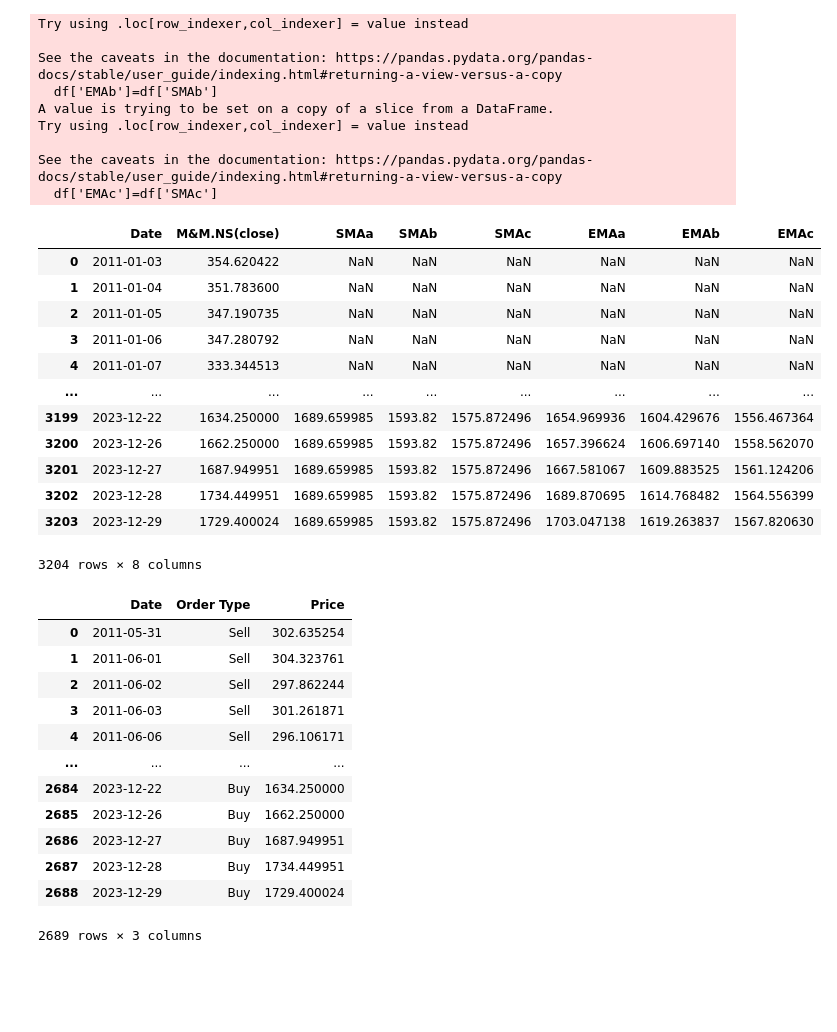
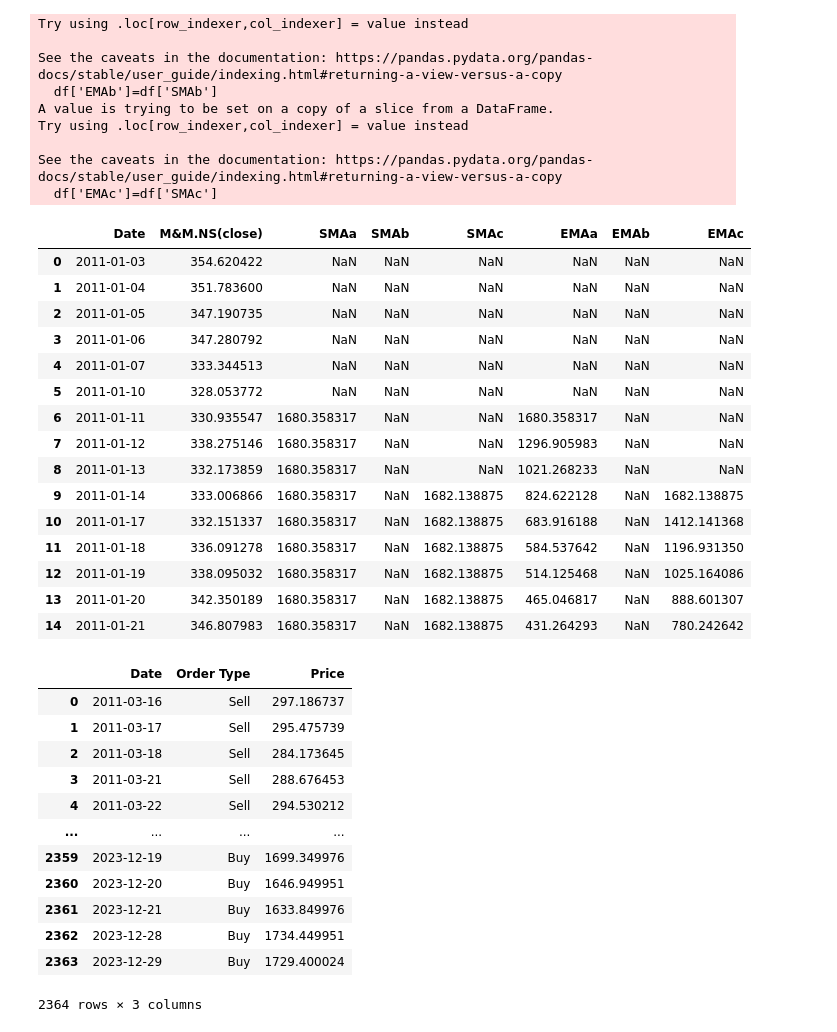
Before and after one commit to vedant2423/data-analysis-with-technical-indicators, a Jupyter notebook: Technical_indicators/Tech.ipynb, the cells around one changed output. Saved outputs shown, nothing was run; the diff lists cells and outputs as text; code cells hidden in the pictures; blank space fills up the shorter version.

```diff
--- a/Technical_indicators/Tech.ipynb
+++ b/Technical_indicators/Tech.ipynb
@@ -3,5 +4,5 @@ import pandas as pd
 # %%
-lmao=pd.read_csv('Sensex_2011_to_2023(separated).csv')
+lmao=pd.read_csv('/Users/vedantgupta/Documents/summer project/data-analysis-with-technical-indicators-1/nifty_sensex_close_data/data/Sensex_2011_to_2023(separated).csv')
 df=lmao[['Date','M&M.NS(close)']]
 
 df
@@ -20,9 +21,9 @@ df
 | 3203 | 2023-12-29 | 1729.400024 |
 3204 rows × 2 columns
 # %%
-n1=5
-n2=50
-n3=100
+n1=6
+n2=45
+n3=9
 for i in range (len(df)):
     df.loc[:,'SMAa'] = df.loc[i-n1+1:i+1,'M&M.NS(close)'].mean()
     df.loc[:,'SMAb'] = df.loc[i-n2+1:i+1,'M&M.NS(close)'].mean()
@@ -64,17 +65,17 @@ df['EMAa']=df['SMAa']
 df['EMAb']=df['SMAb']
 df['EMAc']=df['SMAc']
 
-df.loc[n1 + 1, 'EMAa'] = ((df.loc[n1 + 1,'M&M.NS(close)'] * alpha1) + (df.loc[n1, 'EMAa'] * beta1))
+df.loc[n1 + 1, 'EMAa'] = np.mean((df.loc[n1 + 1,'M&M.NS(close)'] * alpha1) + (df.loc[n1, 'EMAa'] * beta1))
 for i in range(n1 + 2, len(df)):
-    df.loc[i, 'EMAa'] = (df.loc[i,'M&M.NS(close)'] * alpha1)+(df.loc[i-1, 'EMAa']*beta1)
+    df.loc[i, 'EMAa'] = np.mean(df.loc[i,'M&M.NS(close)'] * alpha1)+(df.loc[i-1, 'EMAa']*beta1)
 
-df.loc[n2 + 1, 'EMAb'] = ((df.loc[n2 + 1,'M&M.NS(close)'] * alpha2) + (df.loc[n2, 'EMAb'] * beta2))
+df.loc[n2 + 1, 'EMAb'] = np.mean((df.loc[n2 + 1,'M&M.NS(close)'] * alpha2) + (df.loc[n2, 'EMAb'] * beta2))
 for i in range(n2 + 2, len(df)):
-    df.loc[i, 'EMAb'] = (df.loc[i,'M&M.NS(close)'] * alpha2)+(df.loc[i-1, 'EMAb']*beta2)
+    df.loc[i, 'EMAb'] = np.mean(df.loc[i,'M&M.NS(close)'] * alpha2)+(df.loc[i-1, 'EMAb']*beta2)
 
-df.loc[n3 + 1, 'EMAc'] = ((df.loc[n3 + 1,'M&M.NS(close)'] * alpha3) + (df.loc[n3, 'EMAc'] * beta3))
+df.loc[n3 + 1, 'EMAc'] = np.mean((df.loc[n3 + 1,'M&M.NS(close)'] * alpha3) + (df.loc[n3, 'EMAc'] * beta3))
 for i in range(n3 + 2, len(df)):
-    df.loc[i, 'EMAc'] = (df.loc[i,'M&M.NS(close)'] * alpha3)+(df.loc[i-1, 'EMAc']*beta3)
+    df.loc[i, 'EMAc'] = np.mean(df.loc[i,'M&M.NS(close)'] * alpha3)+(df.loc[i-1, 'EMAc']*beta3)
 # %% [output]
 A value is trying to be set on a copy of a slice from a DataFrame.
 Try using .loc[row_indexer,col_indexer] = value instead
@@ -92,21 +93,24 @@ Try using .loc[row_indexer,col_indexer] = value instead
 See the caveats in the documentation: https://pandas.pydata.org/pandas-docs/stable/user_guide/indexing.html#returning-a-view-versus-a-copy
   df['EMAc']=df['SMAc']
 # %%
-df
+df[:15]
 # %% [output]
 |  | Date | M&M.NS(close) | SMAa | SMAb | SMAc | EMAa | EMAb | EMAc |
 | 0 | 2011-01-03 | 354.620422 | NaN | NaN | NaN | NaN | NaN | NaN |
 | 1 | 2011-01-04 | 351.783600 | NaN | NaN | NaN | NaN | NaN | NaN |
 | 2 | 2011-01-05 | 347.190735 | NaN | NaN | NaN | NaN | NaN | NaN |
 | 3 | 2011-01-06 | 347.280792 | NaN | NaN | NaN | NaN | NaN | NaN |
 | 4 | 2011-01-07 | 333.344513 | NaN | NaN | NaN | NaN | NaN | NaN |
-| ... | ... | ... | ... | ... | ... | ... | ... | ... |
-| 3199 | 2023-12-22 | 1634.250000 | 1689.659985 | 1593.82 | 1575.872496 | 1654.969936 | 1604.429676 | 1556.467364 |
-| 3200 | 2023-12-26 | 1662.250000 | 1689.659985 | 1593.82 | 1575.872496 | 1657.396624 | 1606.697140 | 1558.562070 |
-| 3201 | 2023-12-27 | 1687.949951 | 1689.659985 | 1593.82 | 1575.872496 | 1667.581067 | 1609.883525 | 1561.124206 |
-| 3202 | 2023-12-28 | 1734.449951 | 1689.659985 | 1593.82 | 1575.872496 | 1689.870695 | 1614.768482 | 1564.556399 |
-| 3203 | 2023-12-29 | 1729.400024 | 1689.659985 | 1593.82 | 1575.872496 | 1703.047138 | 1619.263837 | 1567.820630 |
+| 5 | 2011-01-10 | 328.053772 | NaN | NaN | NaN | NaN | NaN | NaN |
+| 6 | 2011-01-11 | 330.935547 | 1680.358317 | NaN | NaN | 1680.358317 | NaN | NaN |
+| 7 | 2011-01-12 | 338.275146 | 1680.358317 | NaN | NaN | 1296.905983 | NaN | NaN |
+| 8 | 2011-01-13 | 332.173859 | 1680.358317 | NaN | NaN | 1021.268233 | NaN | NaN |
+| 9 | 2011-01-14 | 333.006866 | 1680.358317 | NaN | 1682.138875 | 824.622128 | NaN | 1682.138875 |
+| 10 | 2011-01-17 | 332.151337 | 1680.358317 | NaN | 1682.138875 | 683.916188 | NaN | 1412.141368 |
+| 11 | 2011-01-18 | 336.091278 | 1680.358317 | NaN | 1682.138875 | 584.537642 | NaN | 1196.931350 |
+| 12 | 2011-01-19 | 338.095032 | 1680.358317 | NaN | 1682.138875 | 514.125468 | NaN | 1025.164086 |
+| 13 | 2011-01-20 | 342.350189 | 1680.358317 | NaN | 1682.138875 | 465.046817 | NaN | 888.601307 |
+| 14 | 2011-01-21 | 346.807983 | 1680.358317 | NaN | 1682.138875 | 431.264293 | NaN | 780.242642 |
-3204 rows × 8 columns
 # %%
 
 trades = pd.DataFrame(columns=[['Date','Order Type','Price']])
@@ -120,15 +124,15 @@ for i in range(n3+1,len(df.index)):
 trades
 # %% [output]
 |  | Date | Order Type | Price |
-| 0 | 2011-05-31 | Sell | 302.635254 |
-| 1 | 2011-06-01 | Sell | 304.323761 |
-| 2 | 2011-06-02 | Sell | 297.862244 |
-| 3 | 2011-06-03 | Sell | 301.261871 |
-| 4 | 2011-06-06 | Sell | 296.106171 |
+| 0 | 2011-03-16 | Sell | 297.186737 |
+| 1 | 2011-03-17 | Sell | 295.475739 |
+| 2 | 2011-03-18 | Sell | 284.173645 |
+| 3 | 2011-03-21 | Sell | 288.676453 |
+| 4 | 2011-03-22 | Sell | 294.530212 |
 | ... | ... | ... | ... |
-| 2684 | 2023-12-22 | Buy | 1634.250000 |
-| 2685 | 2023-12-26 | Buy | 1662.250000 |
-| 2686 | 2023-12-27 | Buy | 1687.949951 |
-| 2687 | 2023-12-28 | Buy | 1734.449951 |
-| 2688 | 2023-12-29 | Buy | 1729.400024 |
+| 2359 | 2023-12-19 | Buy | 1699.349976 |
+| 2360 | 2023-12-20 | Buy | 1646.949951 |
+| 2361 | 2023-12-21 | Buy | 1633.849976 |
+| 2362 | 2023-12-28 | Buy | 1734.449951 |
+| 2363 | 2023-12-29 | Buy | 1729.400024 |
-2689 rows × 3 columns
+2364 rows × 3 columns
```
Also changed, not shown: parts of 3 cells of this notebook, 2 other files.
